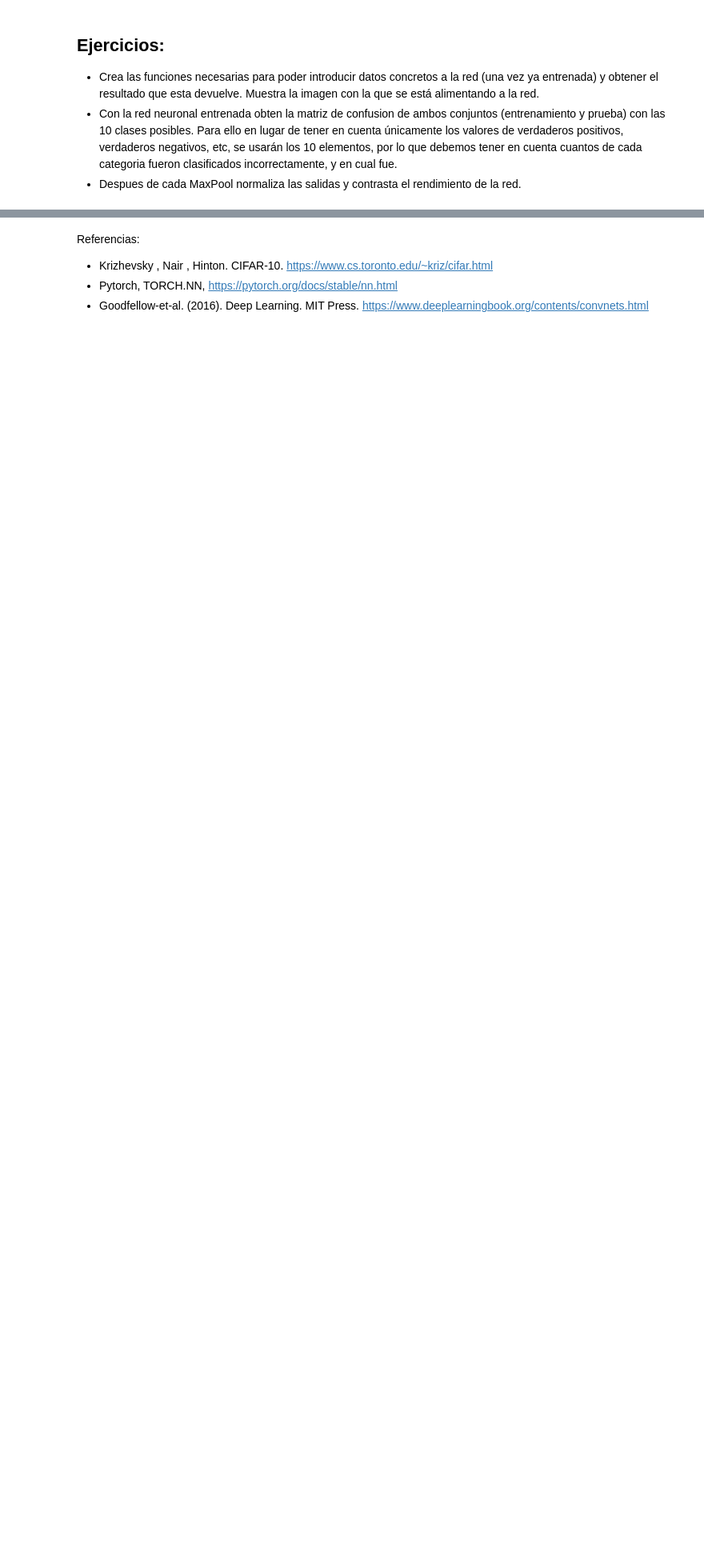
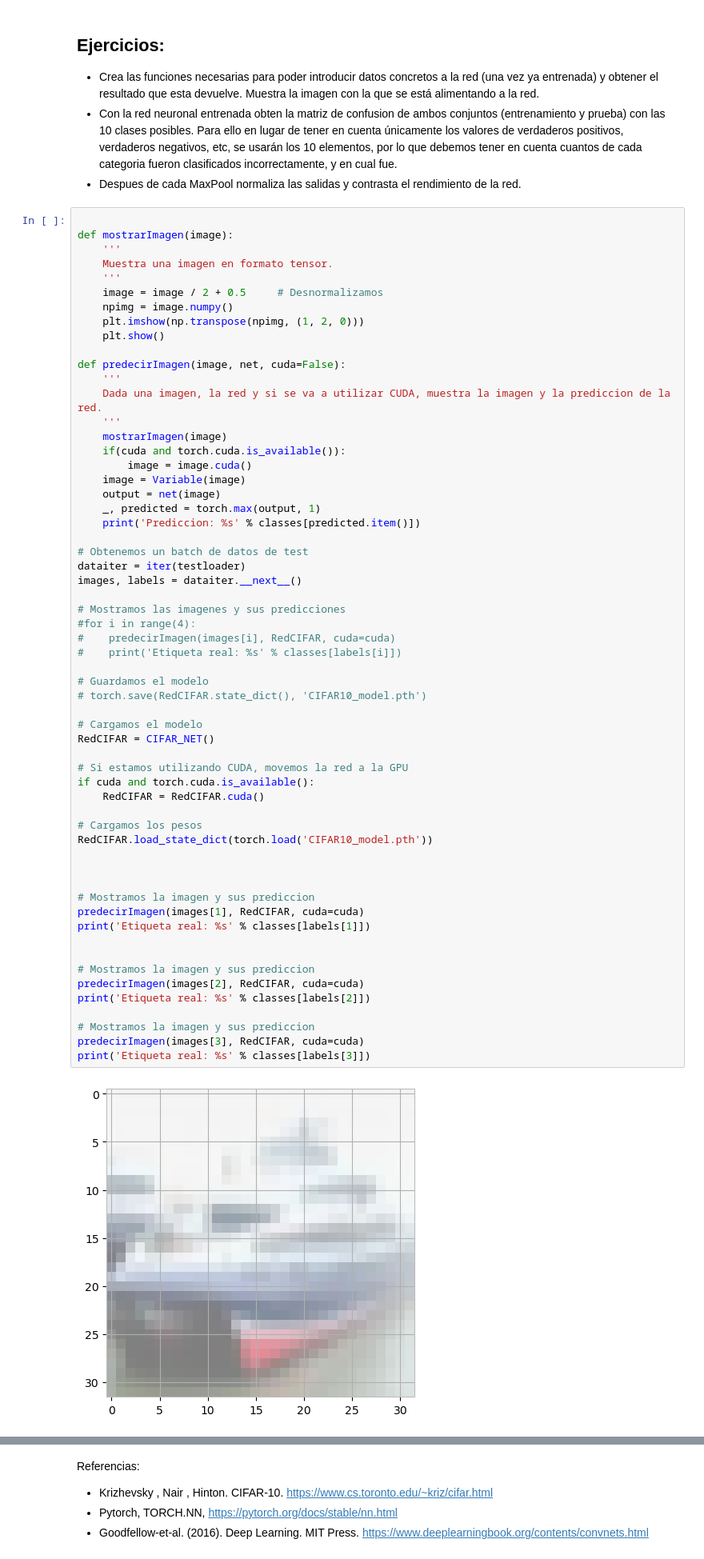
Before and after one commit to CarlosCastanon2099/Redes-Neuronales, a Jupyter notebook: Practicas/Practica-07/CIFAR10-Pytorch.ipynb, the cells around one changed output, grey strips where cells are left out. Shown at 80% size. Saved outputs shown, nothing was run; the diff lists cells and outputs as text; blank space fills up the shorter version.

```diff
--- a/Practicas/Practica-07/CIFAR10-Pytorch.ipynb
+++ b/Practicas/Practica-07/CIFAR10-Pytorch.ipynb
@@ -256,3 +259,64 @@ Precision en conjunto de validacion: 67.1200%
 * Crea las funciones necesarias para poder introducir datos concretos a la red (una vez ya entrenada) y obtener el resultado que esta devuelve. Muestra la imagen con la que se está alimentando a la red.
 * Con la red neuronal entrenada obten la matriz de confusion de ambos conjuntos (entrenamiento y prueba) con las 10 clases posibles. Para ello en lugar de tener en cuenta únicamente los valores de verdaderos positivos, verdaderos negativos, etc, se usarán los 10 elementos, por lo que debemos tener en cuenta cuantos de cada categoria fueron clasificados incorrectamente, y en cual fue.
 * Despues de cada MaxPool normaliza las salidas y contrasta el rendimiento de la red.
+# %%
+
+def mostrarImagen(image):
+    '''
+    Muestra una imagen en formato tensor.
+    '''
+    image = image / 2 + 0.5     # Desnormalizamos
+    npimg = image.numpy()
+    plt.imshow(np.transpose(npimg, (1, 2, 0)))
+    plt.show()
+
+def predecirImagen(image, net, cuda=False):
+    '''
+    Dada una imagen, la red y si se va a utilizar CUDA, muestra la imagen y la prediccion de la red.
+    '''
+    mostrarImagen(image)
+    if(cuda and torch.cuda.is_available()):
+        image = image.cuda()
+    image = Variable(image)
+    output = net(image)
+    _, predicted = torch.max(output, 1)
+    print('Prediccion: %s' % classes[predicted.item()])
+
+# Obtenemos un batch de datos de test
+dataiter = iter(testloader)
+images, labels = dataiter.__next__()
+
+# Mostramos las imagenes y sus predicciones
+#for i in range(4):
+#    predecirImagen(images[i], RedCIFAR, cuda=cuda)
+#    print('Etiqueta real: %s' % classes[labels[i]])
+
+# Guardamos el modelo
+# torch.save(RedCIFAR.state_dict(), 'CIFAR10_model.pth')
+
+# Cargamos el modelo
+RedCIFAR = CIFAR_NET()
+
+# Si estamos utilizando CUDA, movemos la red a la GPU
+if cuda and torch.cuda.is_available():
+    RedCIFAR = RedCIFAR.cuda()
+
+# Cargamos los pesos
+RedCIFAR.load_state_dict(torch.load('CIFAR10_model.pth'))
+
+
+
+# Mostramos la imagen y sus prediccion
+predecirImagen(images[1], RedCIFAR, cuda=cuda)
+print('Etiqueta real: %s' % classes[labels[1]])
+
+
+# Mostramos la imagen y sus prediccion
+predecirImagen(images[2], RedCIFAR, cuda=cuda)
+print('Etiqueta real: %s' % classes[labels[2]])
+
+# Mostramos la imagen y sus prediccion
+predecirImagen(images[3], RedCIFAR, cuda=cuda)
+print('Etiqueta real: %s' % classes[labels[3]])
+# %% [output]
+[figure, added]
```
Also changed, not shown: parts of 5 cells of this notebook, 1 other file.
